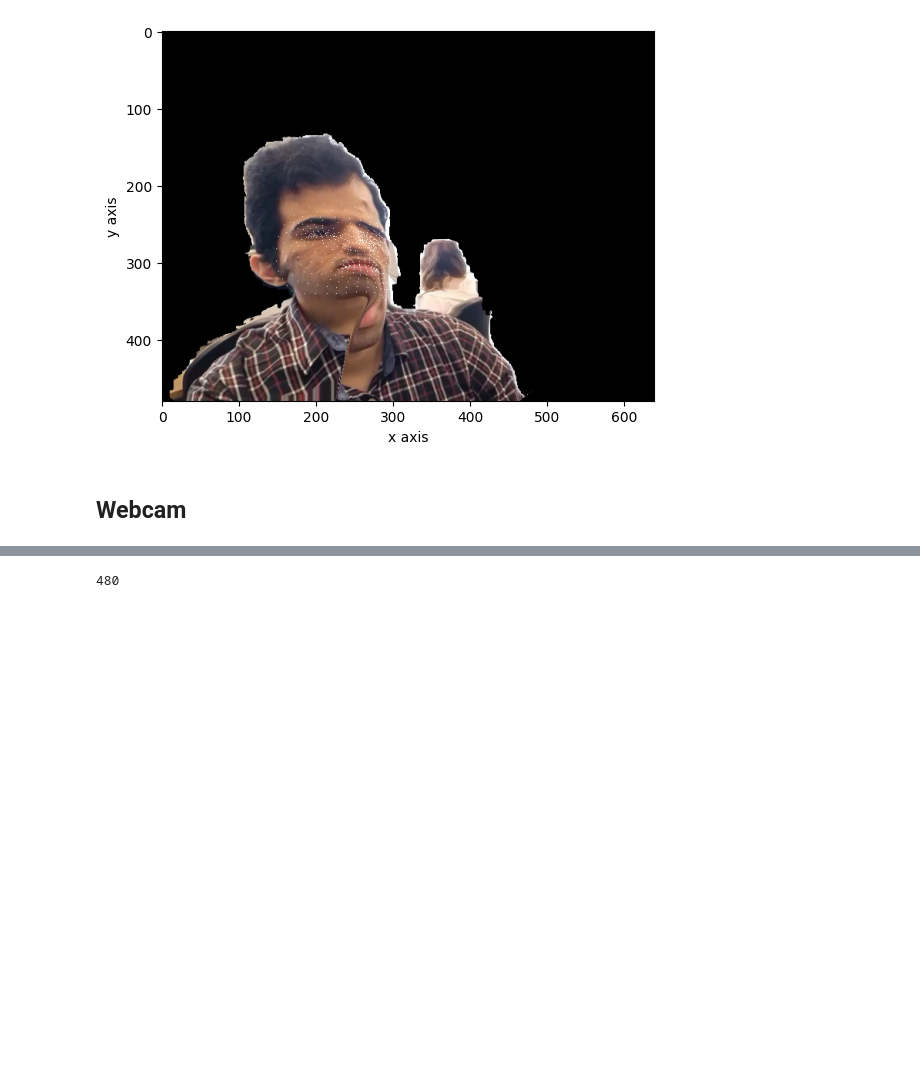
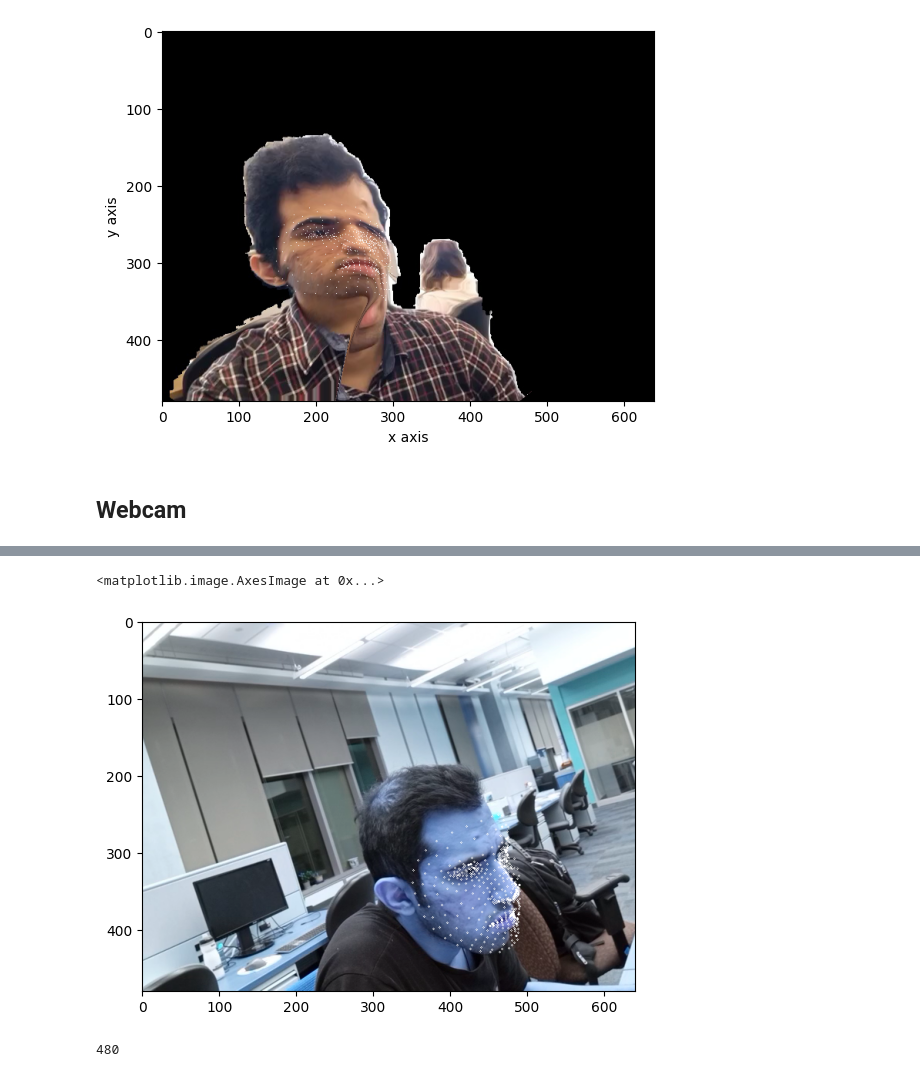
Before and after one commit to aminfadaei116/view-net, a Jupyter notebook: ViewNet notbook.ipynb, the cells around one changed output, grey strips where cells are left out. Saved outputs shown, nothing was run; the diff lists cells and outputs as text; code cells hidden in the pictures; blank space fills up the shorter version.

```diff
--- a/ViewNet notbook.ipynb
+++ b/ViewNet notbook.ipynb
@@ -154,3 +165,8 @@ int(2.1)
+# %%
+plt.imshow(image)
+# %% [output]
+<matplotlib.image.AxesImage at 0x...>
+[figure, added]
 # %%
 height
 # %% [output]
```
Also changed, not shown: parts of 4 cells of this notebook, 1 other file.
